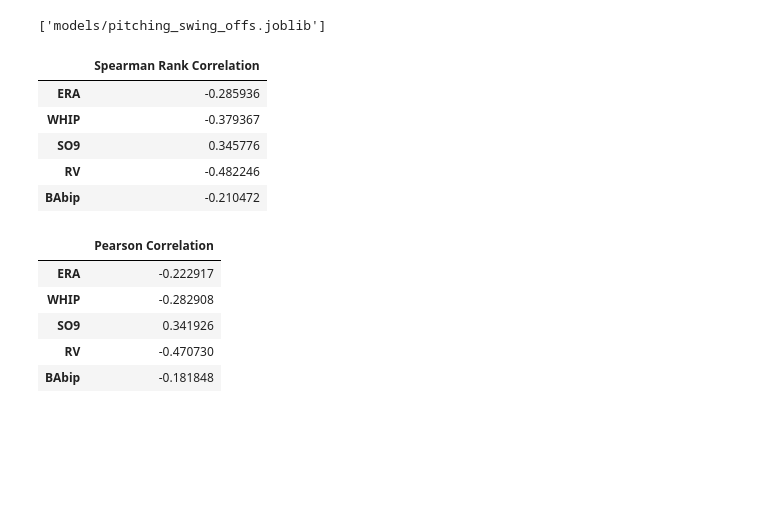
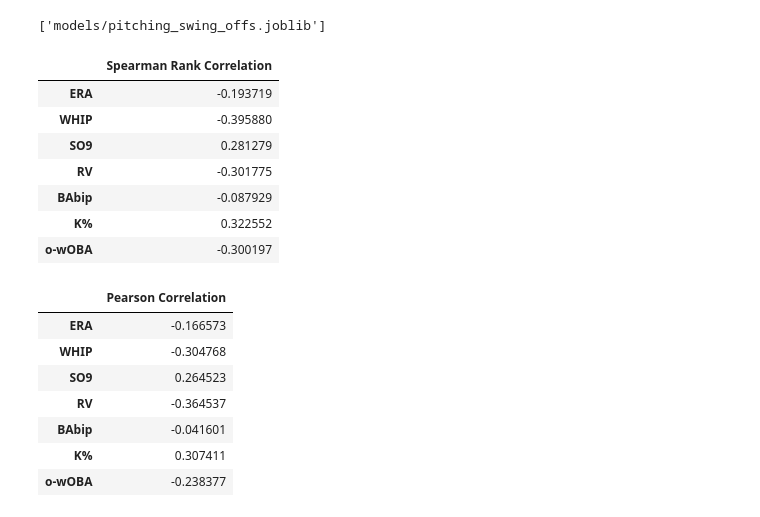
Before and after one commit to jack-kelly-12/Stuff-Model, a Jupyter notebook: Pitching+.ipynb, the cells around one changed output. Saved outputs shown, nothing was run; the diff lists cells and outputs as text; code cells hidden in the pictures; blank space fills up the shorter version.

```diff
--- a/Pitching+.ipynb
+++ b/Pitching+.ipynb
@@ -644,9 +644,9 @@ Best logloss: 0.451746223828351
 <catboost.core.CatBoostClassifier at 0x...>
 # %%
 with sqlite3.connect("../../../Desktop/MLB Statcast.db") as conn:
-    sc_23 = pd.read_sql_query("SELECT * FROM statcast_data_2022", conn)
+    sc_23 = pd.read_sql_query("SELECT * FROM statcast_data_2023", conn)
 conn.close()
-spin_23 = pd.read_csv('../../spin_dir_2022.csv').drop(columns=['release_speed'])
+spin_23 = pd.read_csv('../../spin_dir_2023.csv').drop(columns=['release_speed'])
 sc_23 = pd.merge(sc_23, spin_23, left_on=['player_name', 'pitch_type'], right_on=['last_name, first_name', 'api_pitch_type'], how='left')
 # %%
 sc_23.loc[sc_23['p_throws'] == 'L', 'pfx_x'] *= -1
@@ -915,7 +915,7 @@ def calculate_agg_pitching_plus(pitch_sc, min_num_pitches=100):
 
     return agg_pitching_plus
 
-agg_total = calculate_agg_pitching_plus(total_df, 1300)
+agg_total = calculate_agg_pitching_plus(total_df, 1250)
 agg_fb = calculate_pitching_plus(fastball_df, 300)
 agg_bb = calculate_pitching_plus(bb_df, 300)
 agg_offs = calculate_pitching_plus(offs_df, 300)
@@ -955,34 +955,49 @@ joblib.dump(swing_offs_model, 'models/pitching_swing_offs.joblib')
 # %%
 from scipy.stats import spearmanr
 from pybaseball import pitching_stats_bref
 
 data = pitching_stats_bref(2023)
+data['K%'] = data['SO'] / data['BF']
+uBB = data['BB'] - data['IBB']
+HBP = data['HBP']
+S = data['H'] - (data['HR'] + data['2B'] + data['3B'])
+woba = (0.70 * uBB + 0.73 * HBP + 0.89 * S + 1.27 * data['2B'] + 1.61 * data['3B'] + 2.07 * data['3B'] + 0.25 * data['SB'] - 0.50 * data['CS']) / (data['AB']+data['BB']-data['IBB']+data['HBP']+data['SF'])
+data['o-wOBA'] = woba
 agg_total[['Last Name', 'First Name']] = agg_total['player_name'].str.split(', ', expand=True)
 agg_total['Full Name'] = agg_total['First Name'] + ' ' + agg_total['Last Name']
 stats_pitching = data.merge(agg_total, left_on='Name', right_on='Full Name', how='inner')
 
-sp_correlation_df = pd.DataFrame(index=['ERA', 'WHIP', 'SO9', 'RV', 'BAbip'])
+sp_correlation_df = pd.DataFrame(index=['ERA', 'WHIP', 'SO9', 'RV', 'BAbip', 'K%', 'o-wOBA'])
 
 for column in sp_correlation_df.index:
     corr, _ = spearmanr(stats_pitching['pitching_plus'], stats_pitching[column])
     sp_correlation_df.loc[column, 'Spearman Rank Correlation'] = corr
 sp_correlation_df
 # %% [output]
 |  | Spearman Rank Correlation |
-| ERA | -0.285936 |
-| WHIP | -0.379367 |
-| SO9 | 0.345776 |
-| RV | -0.482246 |
-| BAbip | -0.210472 |
+| ERA | -0.193719 |
+| WHIP | -0.395880 |
+| SO9 | 0.281279 |
+| RV | -0.301775 |
+| BAbip | -0.087929 |
+| K% | 0.322552 |
+| o-wOBA | -0.300197 |
 # %%
 from scipy.stats import pearsonr
 
 data = pitching_stats_bref(2023)
+data['K%'] = data['SO'] / data['BF']
+uBB = data['BB'] - data['IBB']
+HBP = data['HBP']
+S = data['H'] - (data['HR'] + data['2B'] + data['3B'])
+woba = (0.70 * uBB + 0.73 * HBP + 0.89 * S + 1.27 * data['2B'] + 1.61 * data['3B'] + 2.07 * data['3B'] + 0.25 * data['SB'] - 0.50 * data['CS']) / (data['AB']+data['BB']-data['IBB']+data['HBP']+data['SF'])
+data['o-wOBA'] = woba
 agg_total[['Last Name', 'First Name']] = agg_total['player_name'].str.split(', ', expand=True)
 agg_total['Full Name'] = agg_total['First Name'] + ' ' + agg_total['Last Name']
 stats_pitching = data.merge(agg_total, left_on='Name', right_on='Full Name', how='inner')
 
-p_correlation_df = pd.DataFrame(index=['ERA', 'WHIP', 'SO9', 'RV', 'BAbip'])
+
+p_correlation_df = pd.DataFrame(index=['ERA', 'WHIP', 'SO9', 'RV', 'BAbip', 'K%', 'o-wOBA'])
 
 for column in p_correlation_df.index:
     corr, _ = pearsonr(stats_pitching['pitching_plus'], stats_pitching[column])
@@ -990,9 +1005,11 @@ for column in p_correlation_df.index:
 p_correlation_df
 # %% [output]
 |  | Pearson Correlation |
-| ERA | -0.222917 |
-| WHIP | -0.282908 |
-| SO9 | 0.341926 |
-| RV | -0.470730 |
-| BAbip | -0.181848 |
+| ERA | -0.166573 |
+| WHIP | -0.304768 |
+| SO9 | 0.264523 |
+| RV | -0.364537 |
+| BAbip | -0.041601 |
+| K% | 0.307411 |
+| o-wOBA | -0.238377 |
 # %%
```
Also changed, not shown: parts of 2 cells of this notebook, 28 other files.
